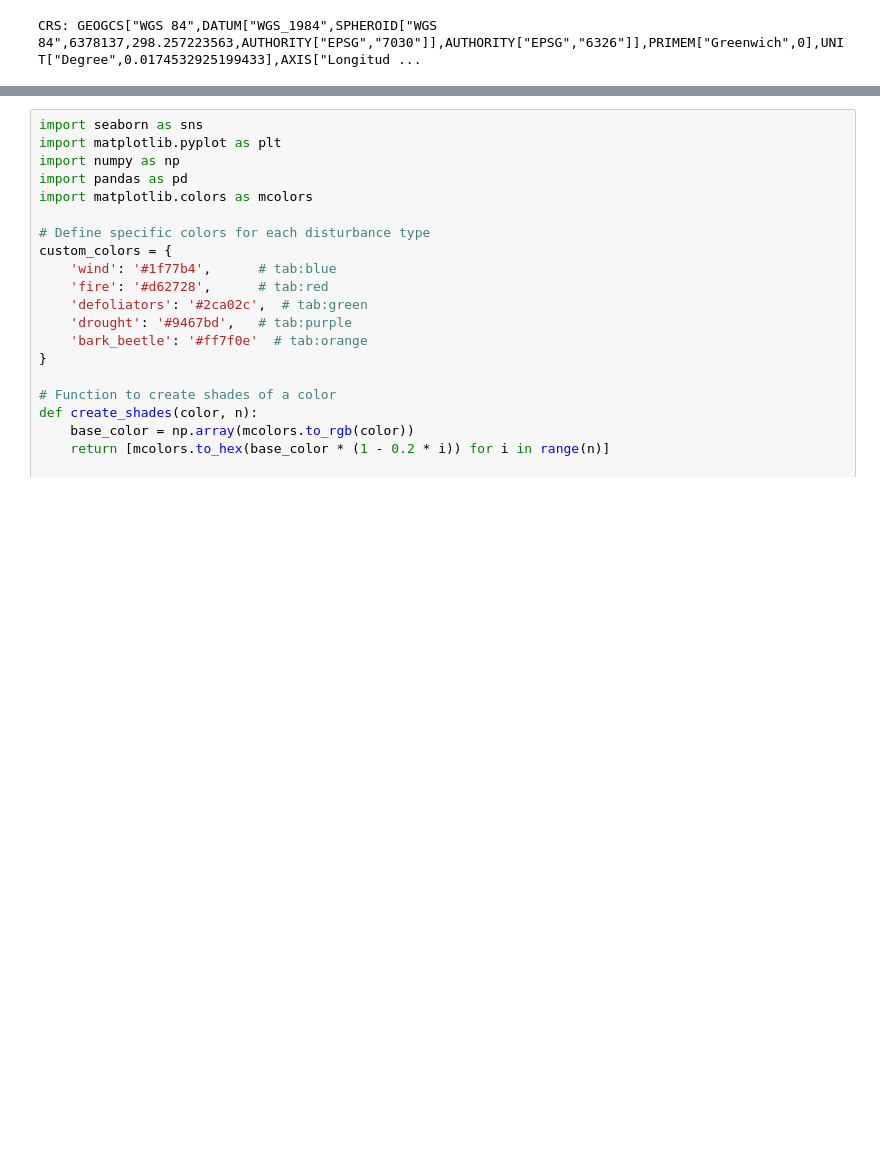
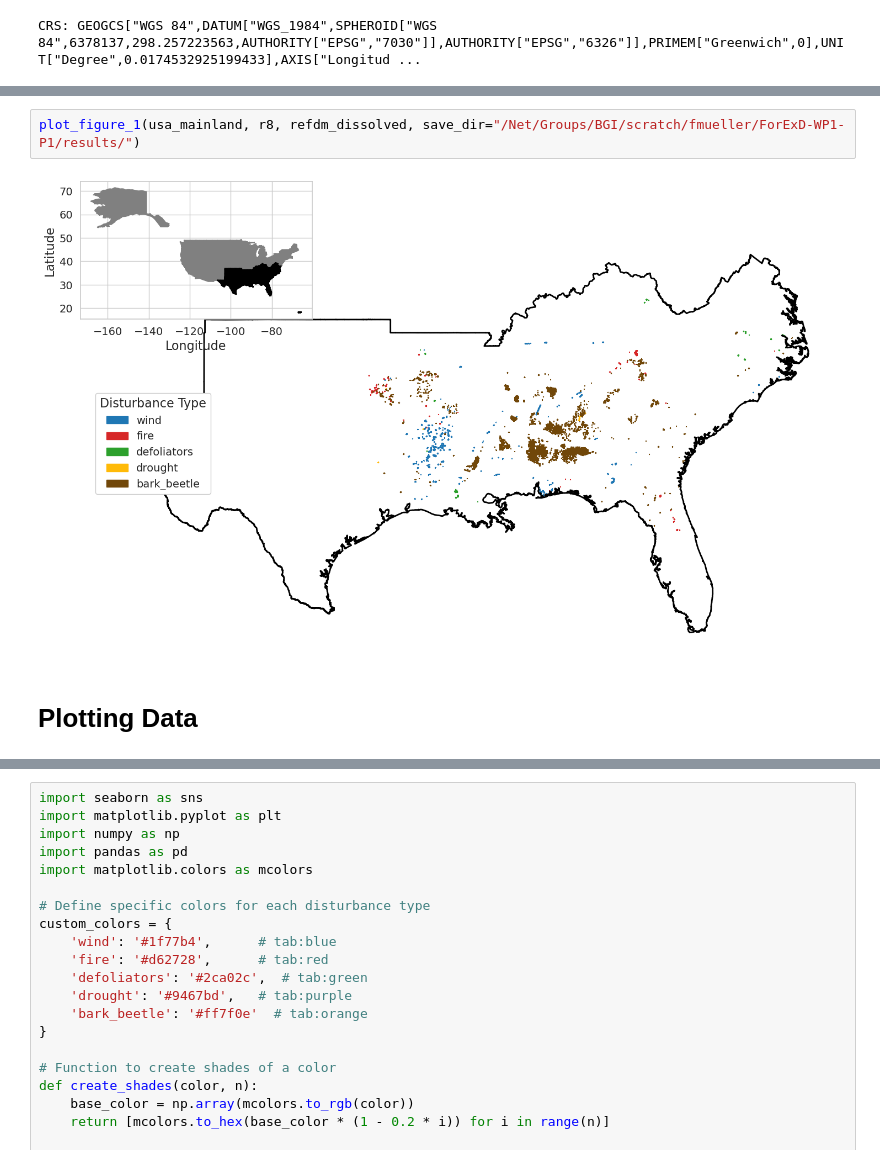
Before and after one commit to Franziska279/ForExD-WP1-P1, a Jupyter notebook: src/06_analysis_data_enhancement.ipynb, the cells around one changed output, grey strips where cells are left out. Drawn from its saved outputs; the diff is of its cells as text; blank space fills up the shorter version.

```diff
--- a/src/06_analysis_data_enhancement.ipynb
+++ b/src/06_analysis_data_enhancement.ipynb
@@ -126,3 +276,9 @@ plt.show()
+# %%
+plot_figure_1(usa_mainland, r8, refdm_dissolved, save_dir="/Net/Groups/BGI/scratch/fmueller/ForExD-WP1-P1/results/")
+# %% [output]
+[figure, added]
+# %% [markdown]
+# Plotting Data
 # %%
 print("Step 1: Loading CSV file...")
 input_file = "/Net/Groups/BGI/scratch/fmueller/ForExD-WP1-P1/results/region8_dca_filtered_ids_usda_polygons.csv"
```
Also changed, not shown: parts of 27 cells of this notebook.
